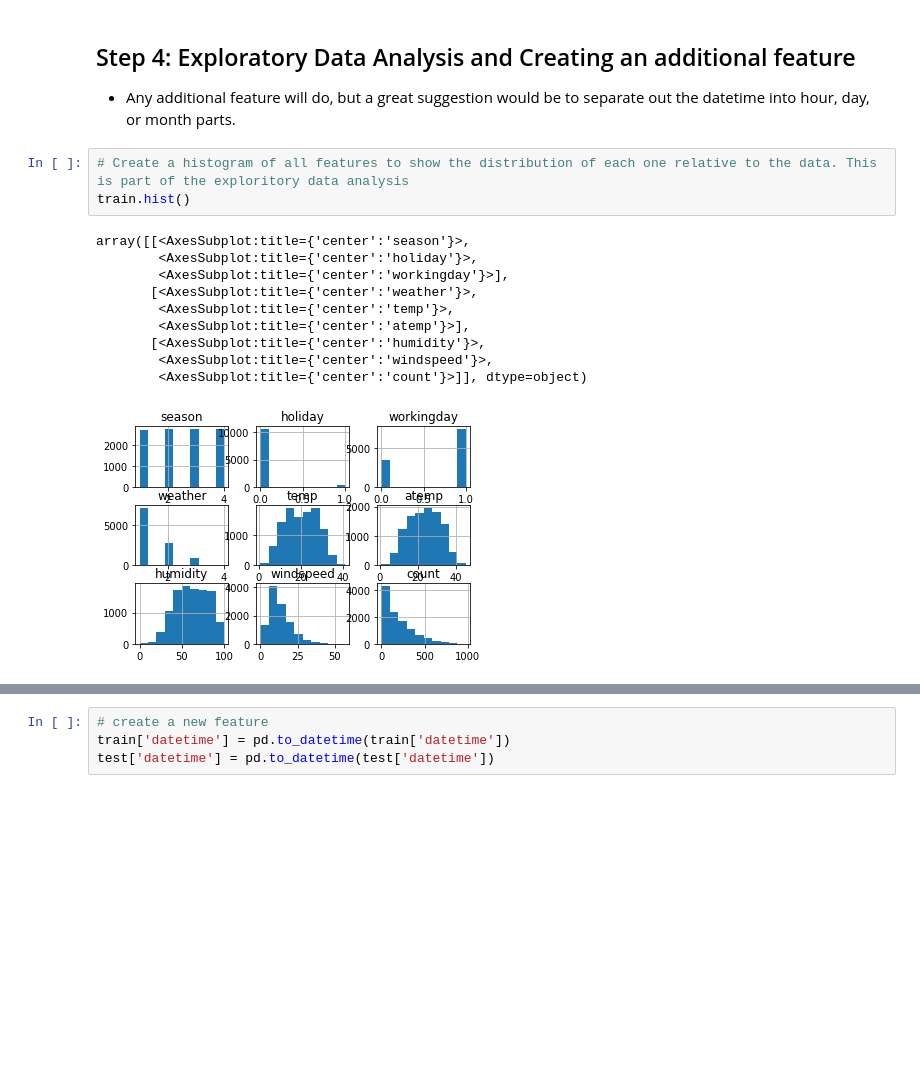
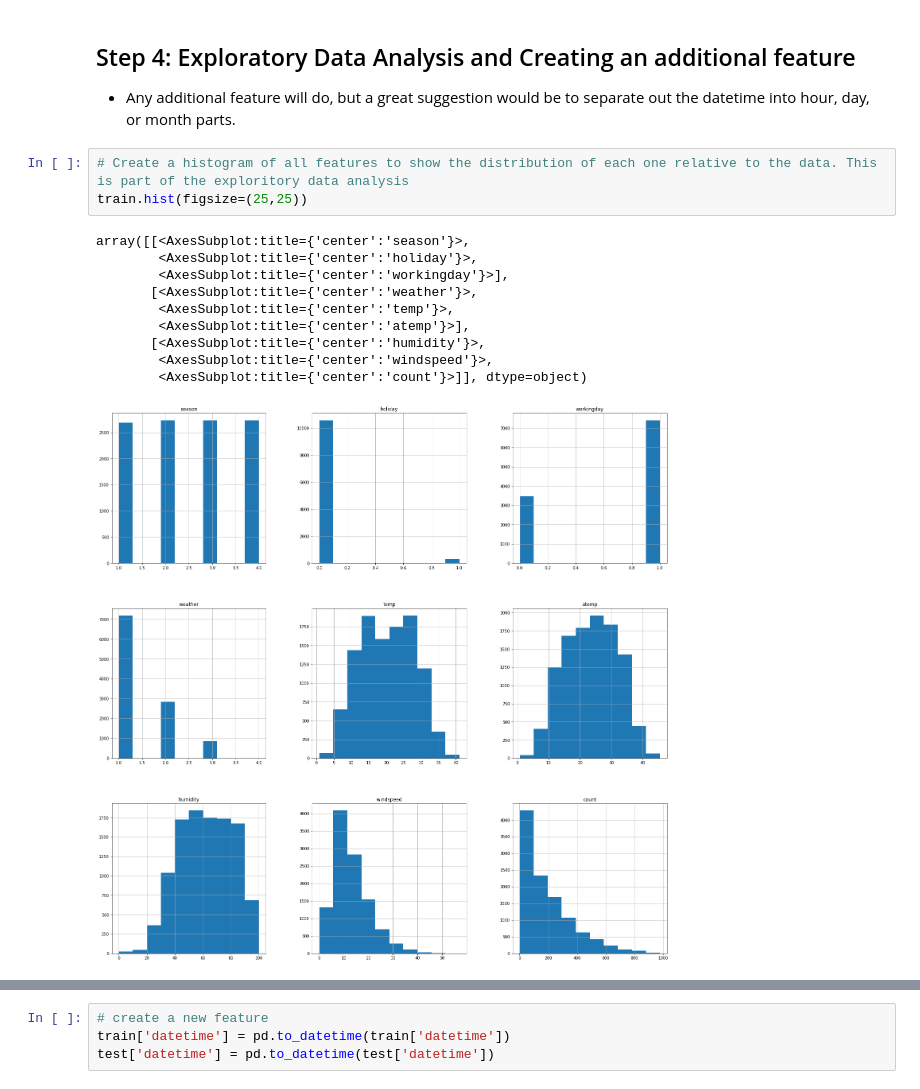
Before and after one commit to singebete/cd0385-project-starter, a Jupyter notebook: project/project-template.ipynb, the cells around one changed output, grey strips where cells are left out. Cells and saved outputs as stored; diff of their text form; blank space fills up the shorter version.

```diff
--- a/project/project-template.ipynb
+++ b/project/project-template.ipynb
@@ -356,18 +341,18 @@ submission.csv  2022-03-24 20:32:31  first raw submission  complete  1.79859
 * Any additional feature will do, but a great suggestion would be to separate out the datetime into hour, day, or month parts.
 # %%
 # Create a histogram of all features to show the distribution of each one relative to the data. This is part of the exploritory data analysis
-train.hist()
+train.hist(figsize=(25,25))
 # %% [output]
 array([[<AxesSubplot:title={'center':'season'}>,
         <AxesSubplot:title={'center':'holiday'}>,
         <AxesSubplot:title={'center':'workingday'}>],
        [<AxesSubplot:title={'center':'weather'}>,
         <AxesSubplot:title={'center':'temp'}>,
         <AxesSubplot:title={'center':'atemp'}>],
        [<AxesSubplot:title={'center':'humidity'}>,
         <AxesSubplot:title={'center':'windspeed'}>,
         <AxesSubplot:title={'center':'count'}>]], dtype=object)
-[figure, old version]
+[figure, new version]
 # %%
 train.corr()
 # %% [output]
```
Also changed, not shown: parts of 20 cells of this notebook, 3 other files.
